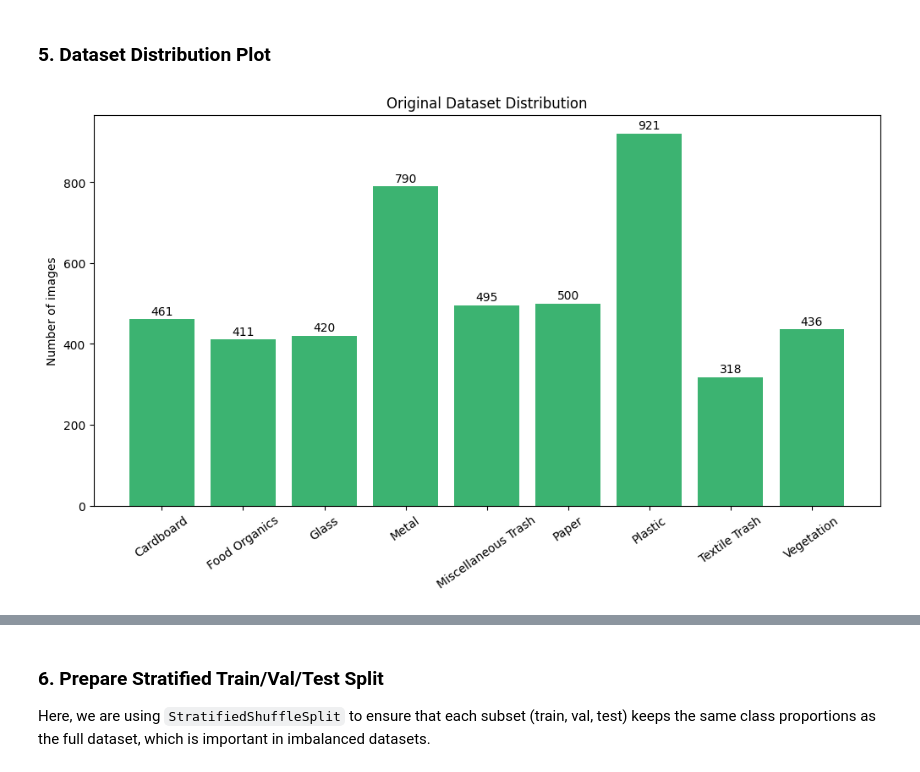
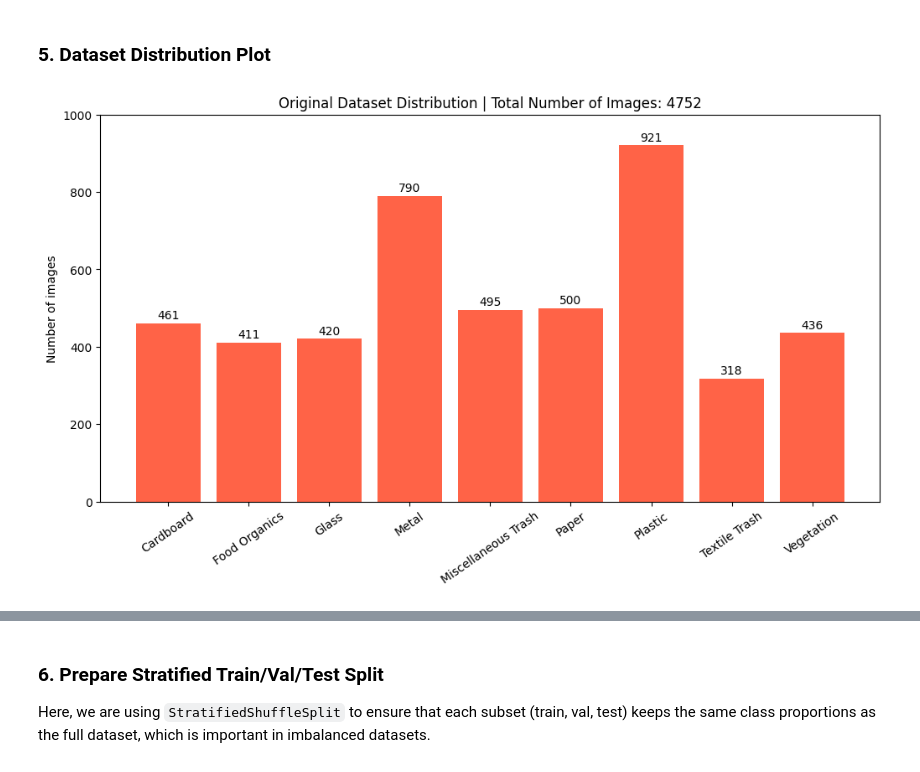
Before and after one commit to FicaaN/ML-DL-Projects, a Jupyter notebook: Waste Image Classification/Waste_Image_Classification_ConvNeXt_small.ipynb, the cells around one changed output, grey strips where cells are left out. Cells and saved outputs as stored; diff of their text form; code cells hidden in the pictures.

```diff
--- a/Waste Image Classification/Waste_Image_Classification_ConvNeXt_small.ipynb
+++ b/Waste Image Classification/Waste_Image_Classification_ConvNeXt_small.ipynb
@@ -110,28 +110,31 @@ val_test_transform = transforms.Compose([
 # %%
 def get_dataset_stats(dataset_path):
     class_counts = {cls: 0 for cls in classes}
 
     for cls in os.listdir(dataset_path):
         cls_path = os.path.join(dataset_path, cls)
         if os.path.isdir(cls_path):
             img_files = [f for f in os.listdir(cls_path) if f.lower().endswith(('.png', '.jpg', '.jpeg'))]
             class_counts[cls] = len(img_files)
     return class_counts
 
 def plot_class_distribution(class_counts, title):
+    total_images = sum(class_counts.values())
     plt.figure(figsize=(12,6))
-    bars = plt.bar(classes, class_counts.values(), color='mediumseagreen')
-    plt.title(title)
+    bars = plt.bar(classes, class_counts.values(), color='tomato')
+
+    plt.title(f"{title} | Total Number of Images: {total_images}", fontsize=12)
+    plt.ylim(0, 1000)
     plt.ylabel("Number of images")
     plt.xticks(rotation=35)
 
     for bar in bars:
         height = bar.get_height()
         plt.text(bar.get_x() + bar.get_width()/2, height + 5, f"{int(height)}", ha='center', va='bottom', fontsize=10)
     plt.show()
 
 # Show original dataset distribution
 original_counts = get_dataset_stats(DATA_DIR)
 plot_class_distribution(original_counts, "Original Dataset Distribution")
 # %% [output]
-[figure, old version]
+[figure, new version]
```
Also changed, not shown: parts of 9 cells of this notebook.
